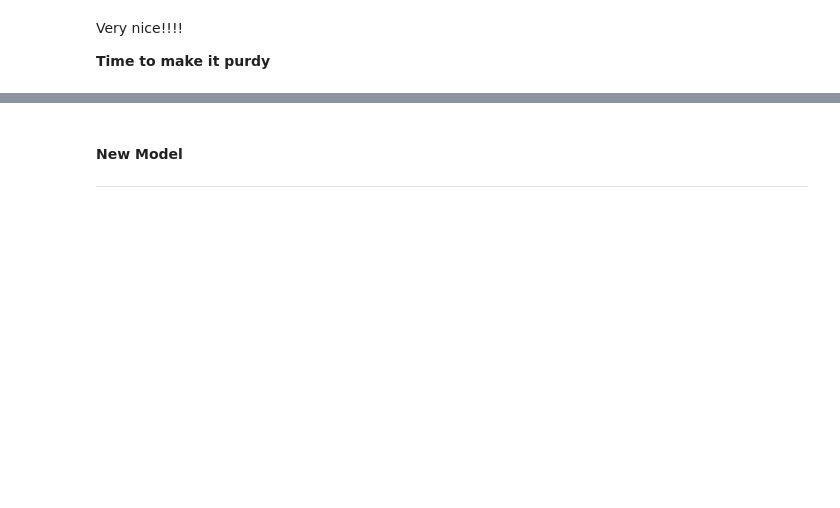
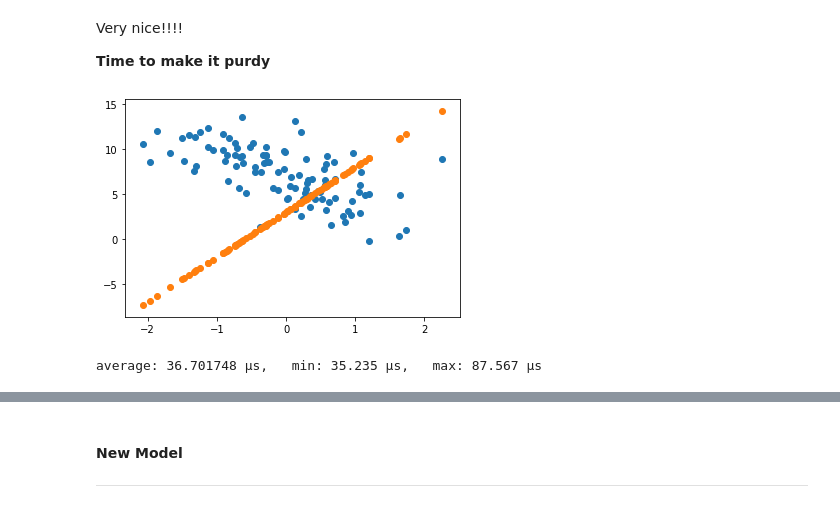
Before and after one commit to Unthrottled/fast-ai-swift, a Jupyter notebook: convolution_model.ipynb, the cells around one changed output, grey strips where cells are left out. Drawn from its saved outputs; the diff is of its cells as text; code cells hidden in the pictures; blank space fills up the shorter version.

```diff
--- a/convolution_model.ipynb
+++ b/convolution_model.ipynb
@@ -326,0 +331,17 @@ public func meanSquaredErrorAndGradient(yHat: TensorFloat, y: TensorFloat) -> (v
+# %%
+//first guess
+showYHat(yHat: matmul(A, weightParameter))
+# %% [output]
+[figure, added]
+# %%
+timeTrials(trials: 500) {
+    let (activations, activationChain) = linearCombinationAndGradient(inputTensor: A,
+                                                                      weightParameter: weightParameter,
+                                                                      biasParameter: biasParameter)
+//     let (__, ddxMSESupplier) = meanSquaredErrorAndGradient(yHat: activations, y:yValidationPoints )
+//     let (ddxInput, ddxWeightParam, ddxBias) = activationChain(ddxMSESupplier())
+//     weightParameter -= learningRate * ddxWeightParam
+
+}
+# %% [output]
+average: 36.701748 µs,   min: 35.235 µs,   max: 87.567 µs
```
Also changed, not shown: parts of 19 cells of this notebook, 5 other files.
